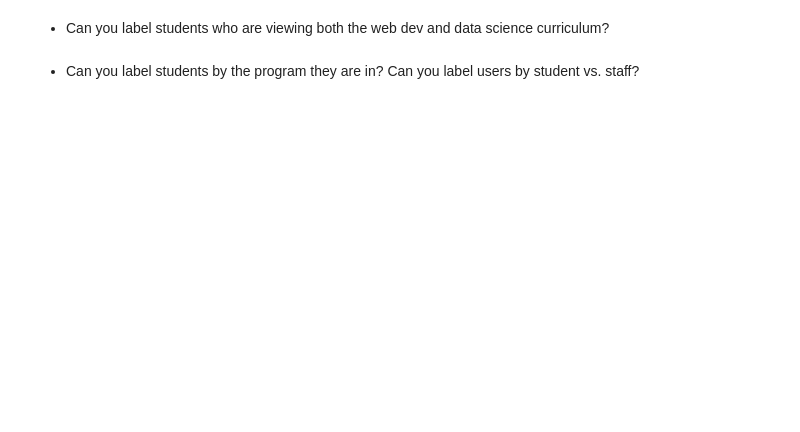
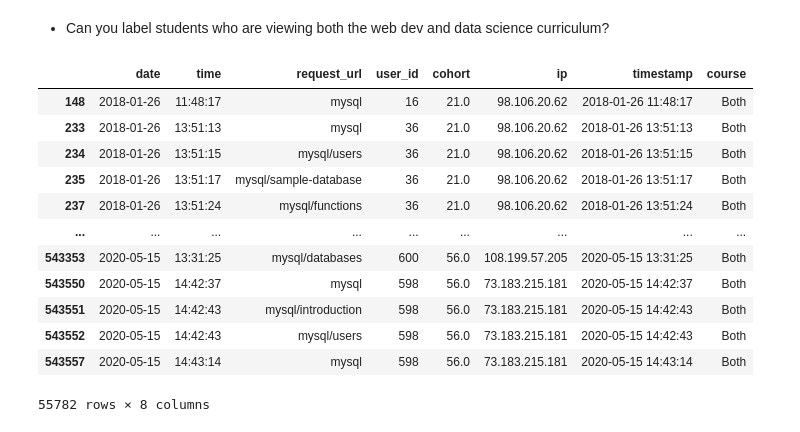
Before and after one commit to davidwederstrandtsr/anomaly-detection, a Jupyter notebook: discrete_anomaly_detection.ipynb, the cells around one changed output. Saved outputs shown, nothing was run; the diff lists cells and outputs as text; code cells hidden in the pictures; blank space fills up the shorter version.

```diff
--- a/discrete_anomaly_detection.ipynb
+++ b/discrete_anomaly_detection.ipynb
@@ -194,4 +247,2 @@ df[df.course == 'Web Dev']
 # %% [markdown]
 - Can you label students who are viewing both the web dev and data science curriculum?
-# %% [markdown]
-- Can you label students by the program they are in? Can you label users by student vs. staff?
@@ -199,0 +249,16 @@ type(df.request_url)
+# %%
+df[df.course == 'Both']
+# %% [output]
+|  | date | time | request_url | user_id | cohort | ip | timestamp | course |
+| 148 | 2018-01-26 | 11:48:17 | mysql | 16 | 21.0 | 98.106.20.62 | 2018-01-26 11:48:17 | Both |
+| 233 | 2018-01-26 | 13:51:13 | mysql | 36 | 21.0 | 98.106.20.62 | 2018-01-26 13:51:13 | Both |
+| 234 | 2018-01-26 | 13:51:15 | mysql/users | 36 | 21.0 | 98.106.20.62 | 2018-01-26 13:51:15 | Both |
+| 235 | 2018-01-26 | 13:51:17 | mysql/sample-database | 36 | 21.0 | 98.106.20.62 | 2018-01-26 13:51:17 | Both |
+| 237 | 2018-01-26 | 13:51:24 | mysql/functions | 36 | 21.0 | 98.106.20.62 | 2018-01-26 13:51:24 | Both |
+| ... | ... | ... | ... | ... | ... | ... | ... | ... |
+| 543353 | 2020-05-15 | 13:31:25 | mysql/databases | 600 | 56.0 | 108.199.57.205 | 2020-05-15 13:31:25 | Both |
+| 543550 | 2020-05-15 | 14:42:37 | mysql | 598 | 56.0 | 73.183.215.181 | 2020-05-15 14:42:37 | Both |
+| 543551 | 2020-05-15 | 14:42:43 | mysql/introduction | 598 | 56.0 | 73.183.215.181 | 2020-05-15 14:42:43 | Both |
+| 543552 | 2020-05-15 | 14:42:43 | mysql/users | 598 | 56.0 | 73.183.215.181 | 2020-05-15 14:42:43 | Both |
+| 543557 | 2020-05-15 | 14:43:14 | mysql | 598 | 56.0 | 73.183.215.181 | 2020-05-15 14:43:14 | Both |
+55782 rows × 8 columns
```
Also changed, not shown: parts of 23 cells of this notebook, 1 other file.
